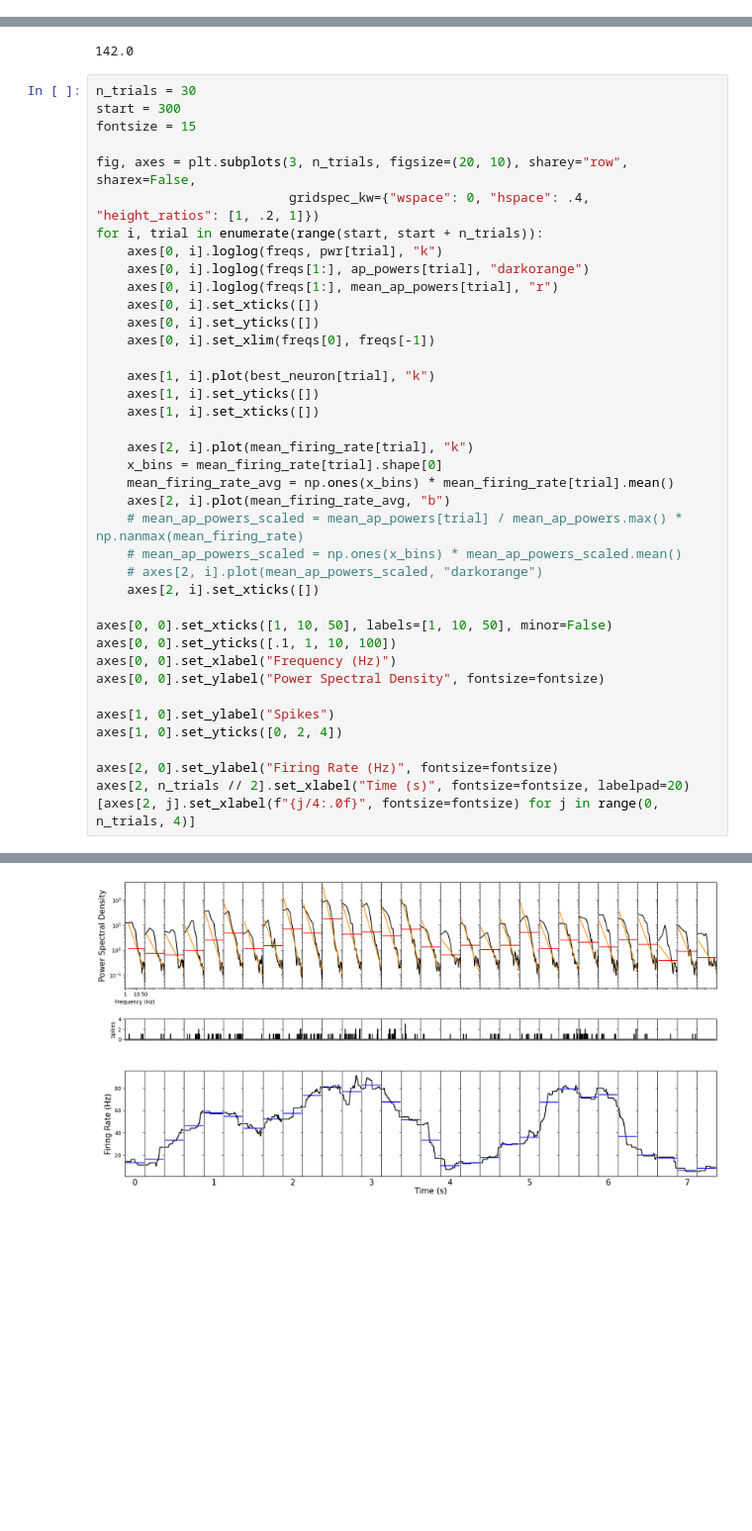
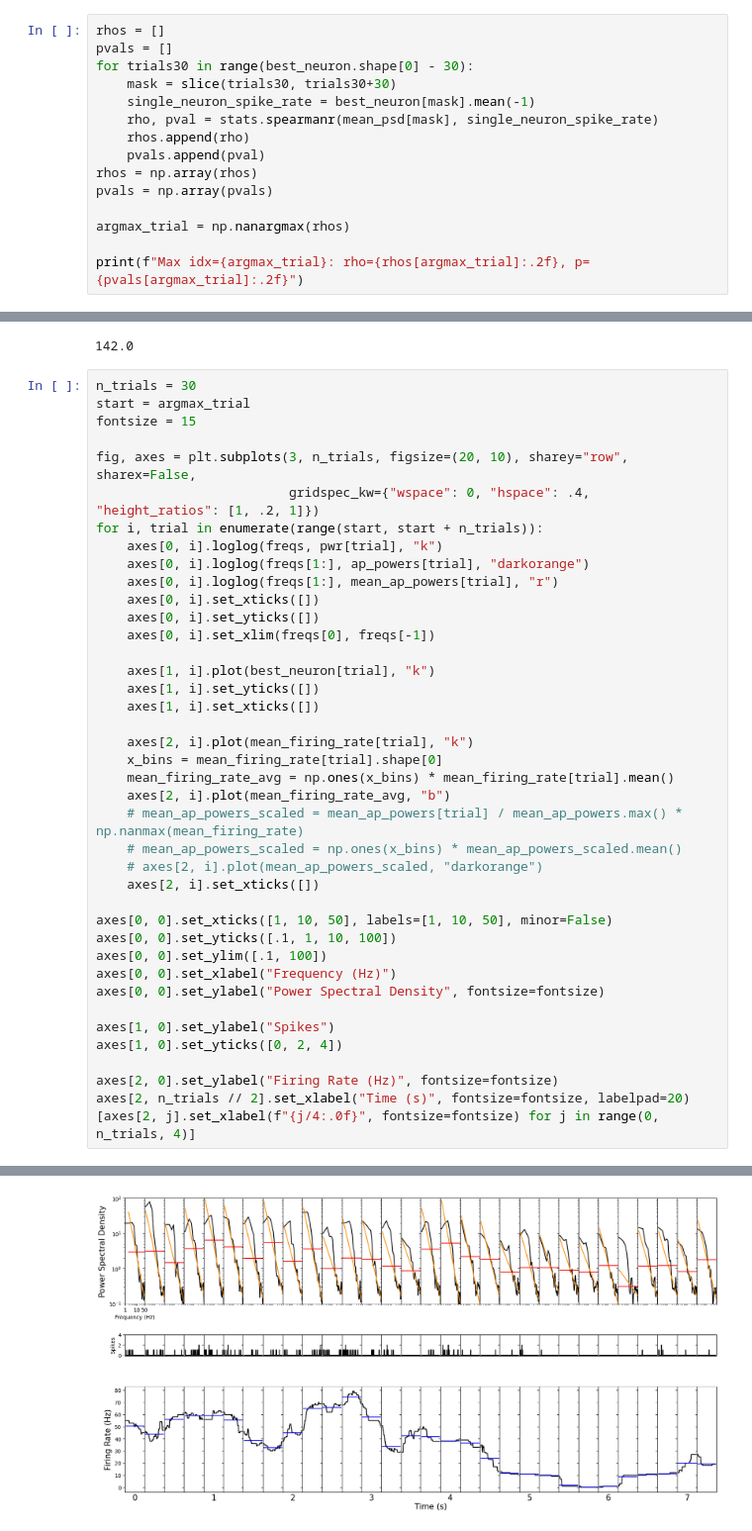
Before and after one commit to moritz-gerster/Hackathon2023, a Jupyter notebook: notebooks/plot_fooof_spike_correlation.ipynb, the cells around one changed output, grey strips where cells are left out. Shown at 99% size. Saved outputs shown, nothing was run; the diff lists cells and outputs as text; blank space fills up the shorter version.

```diff
--- a/notebooks/plot_fooof_spike_correlation.ipynb
+++ b/notebooks/plot_fooof_spike_correlation.ipynb
@@ -74,0 +79,15 @@ Max idx=59: rho=0.56, p=0.00
+# %%
+rhos = []
+pvals = []
+for trials30 in range(best_neuron.shape[0] - 30):
+    mask = slice(trials30, trials30+30)
+    single_neuron_spike_rate = best_neuron[mask].mean(-1)
+    rho, pval = stats.spearmanr(mean_psd[mask], single_neuron_spike_rate)
+    rhos.append(rho)
+    pvals.append(pval)
+rhos = np.array(rhos)
+pvals = np.array(pvals)
+
+argmax_trial = np.nanargmax(rhos)
+
+print(f"Max idx={argmax_trial}: rho={rhos[argmax_trial]:.2f}, p={pvals[argmax_trial]:.2f}")
@@ -153,7 +176,7 @@ np.nanmax(mean_firing_rate)
 142.0
 # %%
 n_trials = 30
-start = 300
+start = argmax_trial
 fontsize = 15
 
 fig, axes = plt.subplots(3, n_trials, figsize=(20, 10), sharey="row", sharex=False,
@@ -172,31 +195,32 @@ for i, trial in enumerate(range(start, start + n_trials)):
 
     axes[2, i].plot(mean_firing_rate[trial], "k")
     x_bins = mean_firing_rate[trial].shape[0]
     mean_firing_rate_avg = np.ones(x_bins) * mean_firing_rate[trial].mean()
     axes[2, i].plot(mean_firing_rate_avg, "b")
     # mean_ap_powers_scaled = mean_ap_powers[trial] / mean_ap_powers.max() * np.nanmax(mean_firing_rate)
     # mean_ap_powers_scaled = np.ones(x_bins) * mean_ap_powers_scaled.mean()
     # axes[2, i].plot(mean_ap_powers_scaled, "darkorange")
     axes[2, i].set_xticks([])
 
 axes[0, 0].set_xticks([1, 10, 50], labels=[1, 10, 50], minor=False)
 axes[0, 0].set_yticks([.1, 1, 10, 100])
+axes[0, 0].set_ylim([.1, 100])
 axes[0, 0].set_xlabel("Frequency (Hz)")
 axes[0, 0].set_ylabel("Power Spectral Density", fontsize=fontsize)
 
 axes[1, 0].set_ylabel("Spikes")
 axes[1, 0].set_yticks([0, 2, 4])
 
 axes[2, 0].set_ylabel("Firing Rate (Hz)", fontsize=fontsize)
 axes[2, n_trials // 2].set_xlabel("Time (s)", fontsize=fontsize, labelpad=20)
 [axes[2, j].set_xlabel(f"{j/4:.0f}", fontsize=fontsize) for j in range(0, n_trials, 4)]
 # %% [output]
 [Text(0.5, 0, '0'),
  Text(0.5, 0, '1'),
  Text(0.5, 0, '2'),
  Text(0.5, 0, '3'),
  Text(0.5, 0, '4'),
  Text(0.5, 0, '5'),
  Text(0.5, 0, '6'),
  Text(0.5, 0, '7')]
-[figure, old version]
+[figure, new version]
```
Also changed, not shown: parts of 6 cells of this notebook, 4 other files.
